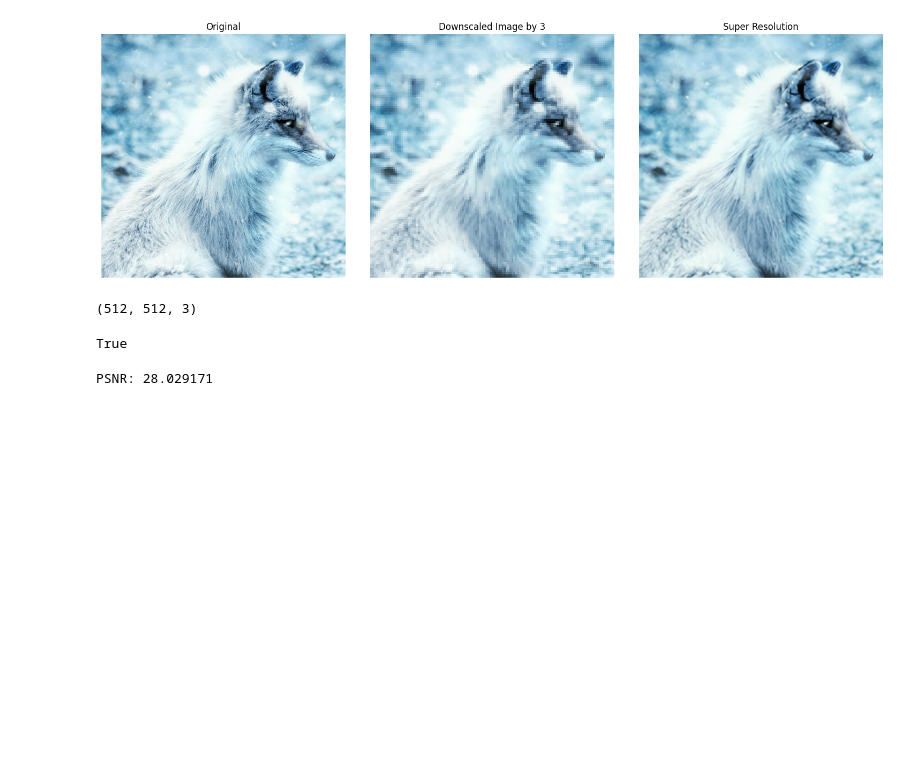
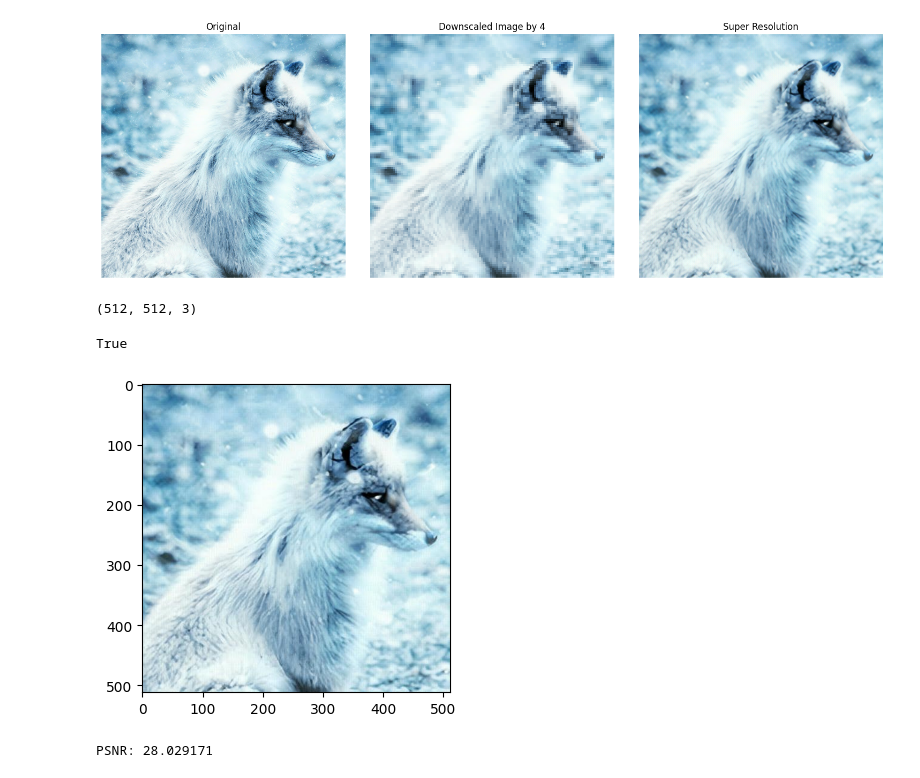
Before and after one commit to NITHISH74/Mini-project-Super-Resolution, a Jupyter notebook: mini_project_superresolution.ipynb, the cells around one changed output. Drawn from its saved outputs; the diff is of its cells as text; code cells hidden in the pictures; blank space fills up the shorter version.

```diff
--- a/mini_project_superresolution.ipynb
+++ b/mini_project_superresolution.ipynb
@@ -247,6 +254,24 @@ sharpened_edge_image = unsharp_mask(test_upscaled_image)
 cv2.imwrite('sharpened_edge_image.jpg', sharpened_edge_image)
 # %% [output]
 True
+# %%
+# save the final image and plot the output image
+img_path = '/content/sharpened_edge_image.jpg'
+img = mpimg.imread(img_path)
+# %%
+# Set the desired figure size (width, height) in inches
+figsize = (6, 4)
+
+# Create a figure and axis
+fig, ax = plt.subplots(figsize=figsize)
+
+# Display the image
+imgplot = ax.imshow(img)
+
+# Show the plot
+plt.show()
+# %% [output]
+[figure, added]
 # %%
 #PSNR - Peak Signal-to-Noise Ratio
 print("PSNR: %f" % psnr)
```
Also changed, not shown: parts of 5 cells of this notebook.
